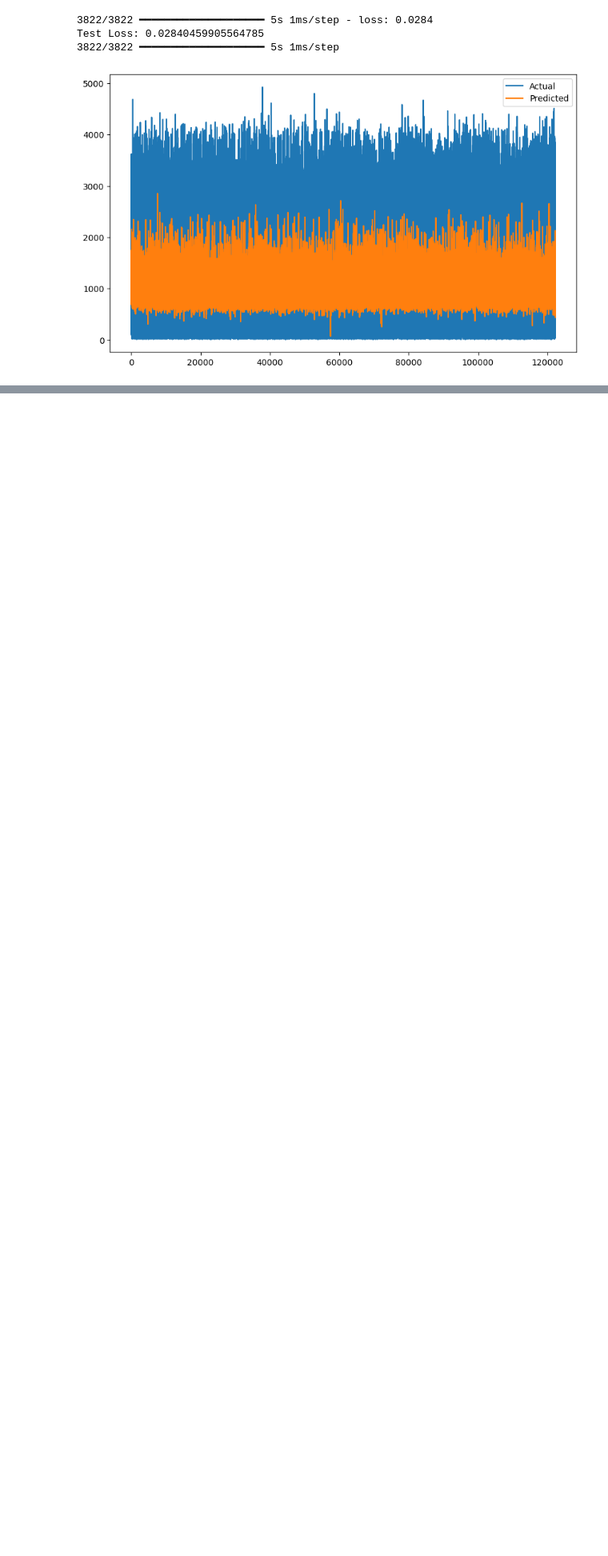
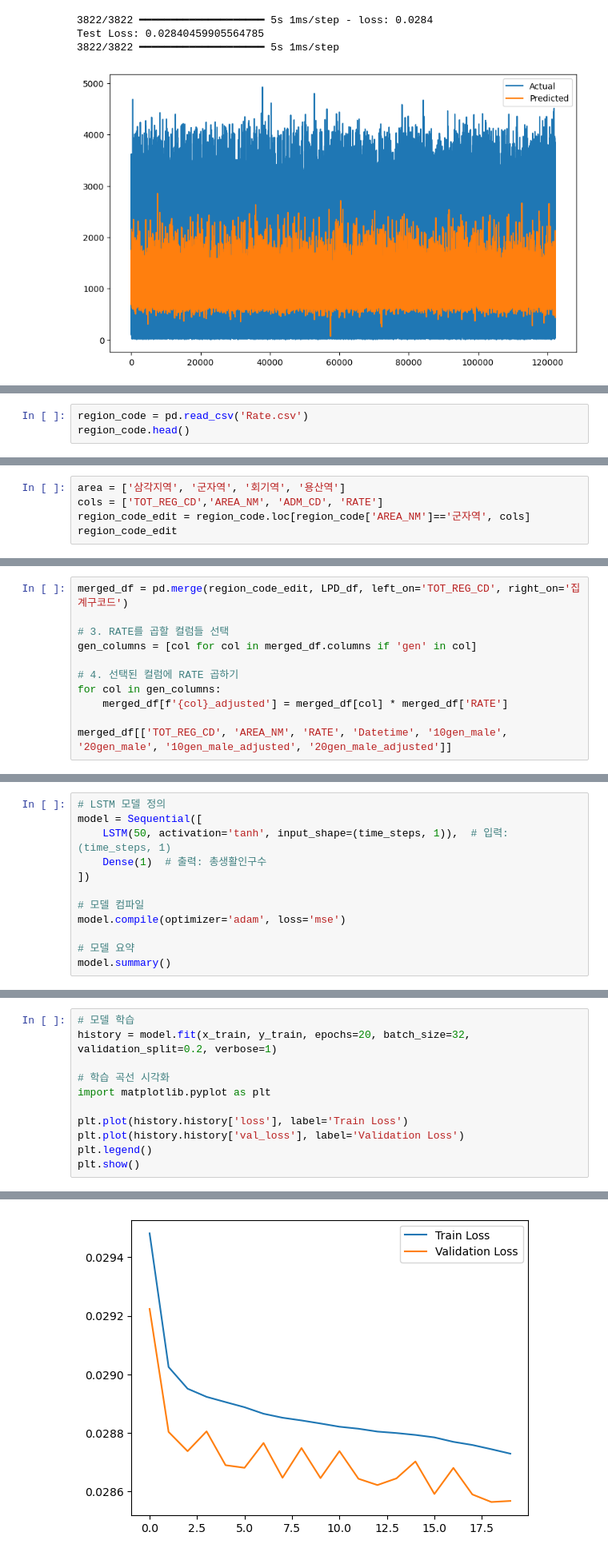
Before and after one commit to yeonseoGit/People_Lstm, a Jupyter notebook: data_ai.ipynb, the cells around one changed output, grey strips where cells are left out. Shown at 80% size. Cells and saved outputs as stored; diff of their text form; blank space fills up the shorter version.

Commit message:
region rate&gunja_station_ver2

```diff
--- a/data_ai.ipynb
+++ b/data_ai.ipynb
@@ -277,0 +266,3 @@ Test Loss: 0.02840459905564785
+# %%
+region_code = pd.read_csv('Rate.csv')
+region_code.head()
@@ -277,0 +276,5 @@ Test Loss: 0.02840459905564785
+# %%
+area = ['삼각지역', '군자역', '회기역', '용산역']
+cols = ['TOT_REG_CD','AREA_NM', 'ADM_CD', 'RATE']
+region_code_edit = region_code.loc[region_code['AREA_NM']=='군자역', cols]
+region_code_edit
@@ -277,0 +299,11 @@ Test Loss: 0.02840459905564785
+# %%
+merged_df = pd.merge(region_code_edit, LPD_df, left_on='TOT_REG_CD', right_on='집계구코드')
+
+# 3. RATE를 곱할 컬럼들 선택
+gen_columns = [col for col in merged_df.columns if 'gen' in col]
+
+# 4. 선택된 컬럼에 RATE 곱하기
+for col in gen_columns:
+    merged_df[f'{col}_adjusted'] = merged_df[col] * merged_df['RATE']
+
+merged_df[['TOT_REG_CD', 'AREA_NM', 'RATE', 'Datetime', '10gen_male', '20gen_male', '10gen_male_adjusted', '20gen_male_adjusted']]
@@ -277,0 +370,12 @@ Test Loss: 0.02840459905564785
+# %%
+# LSTM 모델 정의
+model = Sequential([
+    LSTM(50, activation='tanh', input_shape=(time_steps, 1)),  # 입력: (time_steps, 1)
+    Dense(1)  # 출력: 총생활인구수
+])
+
+# 모델 컴파일
+model.compile(optimizer='adam', loss='mse')
+
+# 모델 요약
+model.summary()
@@ -277,0 +394,12 @@ Test Loss: 0.02840459905564785
+# %%
+# 모델 학습
+history = model.fit(x_train, y_train, epochs=20, batch_size=32, validation_split=0.2, verbose=1)
+
+# 학습 곡선 시각화
+import matplotlib.pyplot as plt
+
+plt.plot(history.history['loss'], label='Train Loss')
+plt.plot(history.history['val_loss'], label='Validation Loss')
+plt.legend()
+plt.show()
+# %% [output]
@@ -277,0 +423 @@ Test Loss: 0.02840459905564785
+[figure, added]
```
Also changed, not shown: parts of 12 cells of this notebook, 2 other files.
